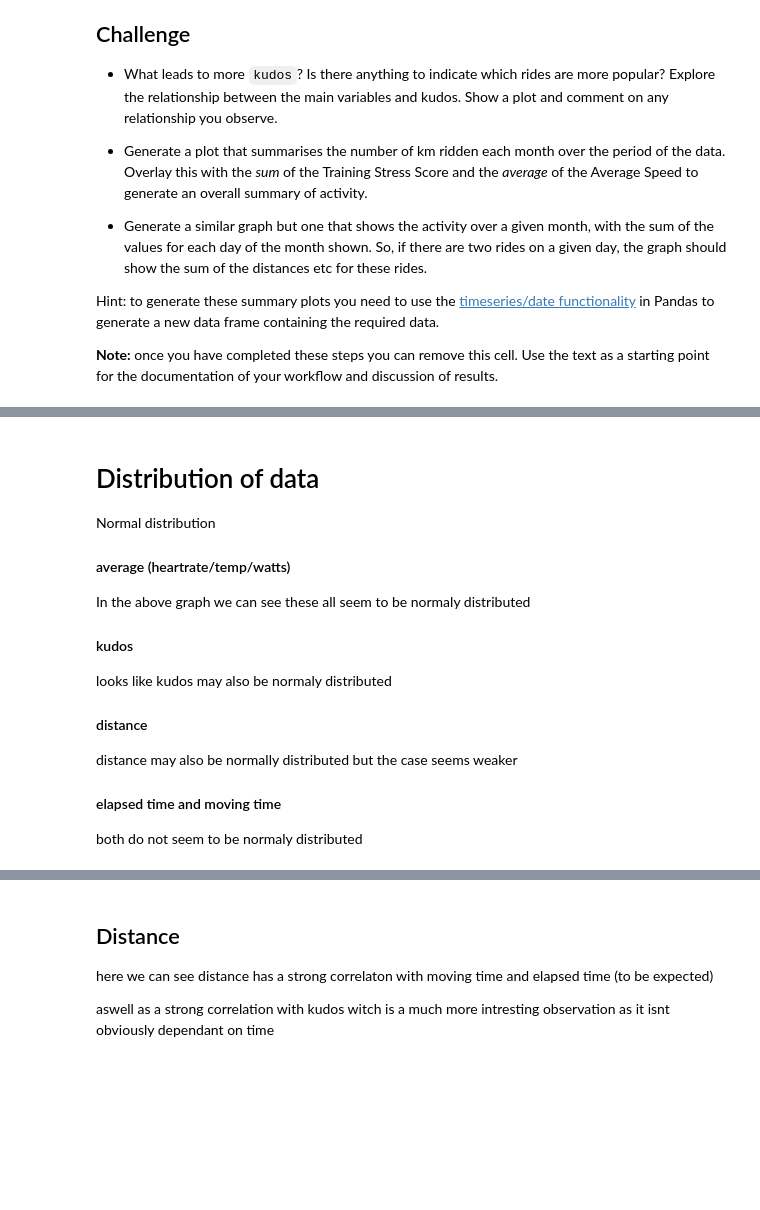
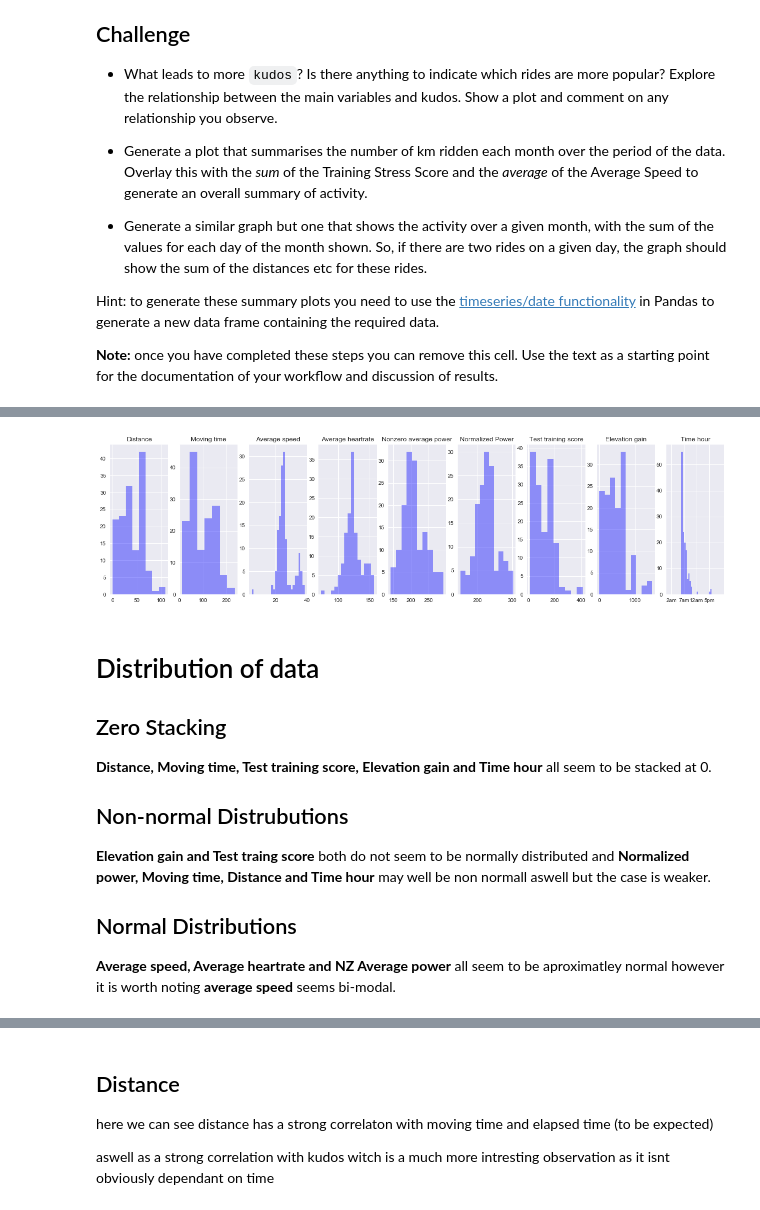
Before and after one commit to billy1234/DataScience-Portfolio, a Jupyter notebook: Portfolio1.ipynb, the cells around one changed output, grey strips where cells are left out. Saved outputs shown, nothing was run; the diff lists cells and outputs as text; code cells hidden in the pictures; blank space fills up the shorter version.

```diff
--- a/Portfolio1.ipynb
+++ b/Portfolio1.ipynb
@@ -199,20 +118,37 @@ None
-# %% [markdown]
-# Distribution of data
-
-
-Normal distribution
-
-
-#### average (heartrate/temp/watts)
-In the above graph we can see these all seem to be normaly distributed
-
-#### kudos
-looks like kudos may also be normaly distributed
-
-#### distance
-distance may also be normally distributed but the case seems weaker
-
-#### elapsed time and moving time
-both do not seem to be normaly distributed
+# %%
+feilds = ['distance','moving_time','Average Speed','average_heartrate', 'Nonzero Average Power','NP', 'TSS','elevation_gain']
+def beautifyName(name,newLine=False):
+    res = ''
+    if(name == 'NP'):
+        res = 'Normalized Power'
+    elif (name == 'TSS'):
+        res = 'Test training score'
+    else:
+        res = name.replace("_"," ").capitalize()
+    return res.replace(' ','\n') if newLine else res
+
+fig, axArr = plt.subplots(1,len(feilds)+1,figsize=(20,5))
+for key,ax in zip(feilds,axArr[:len(feilds)]):
+    sns.distplot(df[key],kde=False,color=sns.saturate('b'),ax=ax).set_title(beautifyName(key))
+    ax.set_xlabel(None)
+
+sns.distplot(df['time_hour'],kde=False,ax=axArr[len(feilds)],color=sns.saturate('b')).set_title(beautifyName('time_hour'))
+axArr[len(feilds)].set_xlabel(None),plt.xlim(0,23),plt.xticks([2,7,12,17],['2am','7am','12am','5pm'])
+None
+# %% [output]
+[figure, added]
+# %% [markdown]
+# Distribution of data
+
+
+## Zero Stacking
+**Distance, Moving time, Test training score, Elevation gain and Time hour**
+all seem to be stacked at 0.
+
+## Non-normal Distrubutions
+**Elevation gain and Test traing score** both do not seem to be normally distributed and **Normalized power, Moving time, Distance and Time hour** may well be non normall aswell but the case is weaker.
+
+## Normal Distributions
+**Average speed, Average heartrate and NZ Average power** all seem to be aproximatley normal however it is worth noting **average speed** seems bi-modal.
 # %%
 from matplotlib import colors as cols
```
Also changed, not shown: parts of 23 cells of this notebook, 1 other file.
